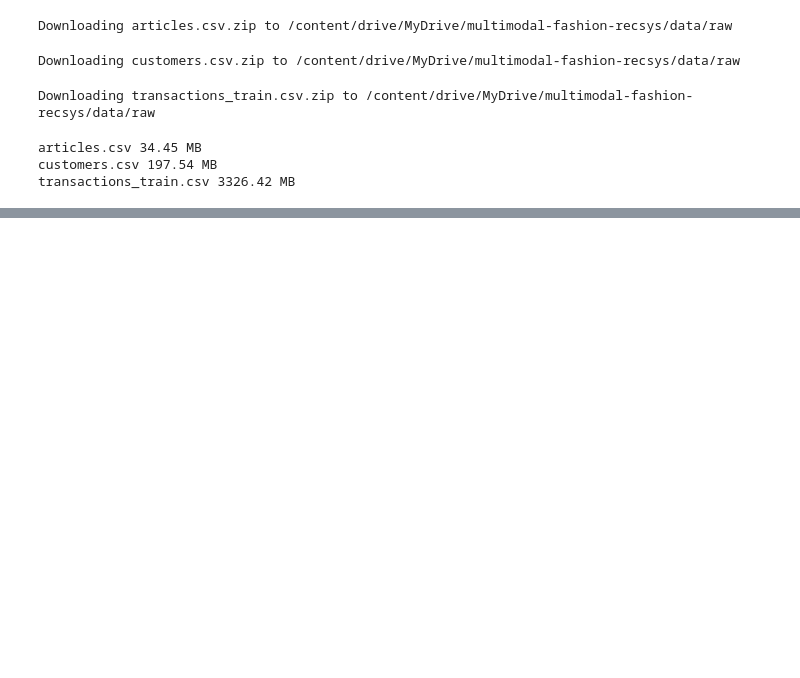
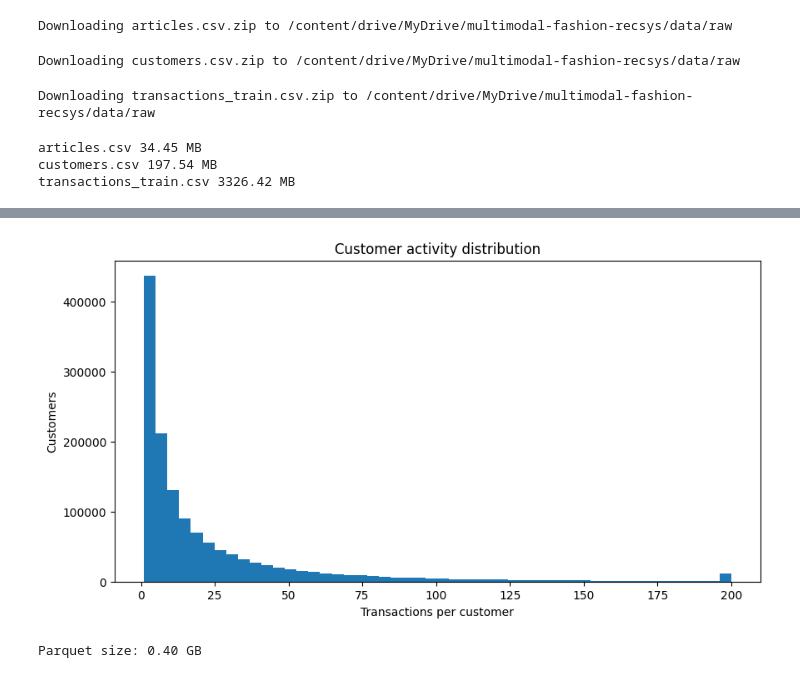
Before and after one commit to V1lex/multimodal-fashion-recsys, a Jupyter notebook: notebooks/01_data_exploration.ipynb, the cells around one changed output, grey strips where cells are left out. Drawn from its saved outputs; the diff is of its cells as text; code cells hidden in the pictures; blank space fills up the shorter version.

```diff
--- a/notebooks/01_data_exploration.ipynb
+++ b/notebooks/01_data_exploration.ipynb
@@ -101,0 +210,9 @@ transactions_train.csv 3326.42 MB
+# %%
+user_activity = (
+    transactions
+    .group_by("customer_id")
+    .agg(pl.len().alias("transactions"))
+    .collect()
+)
+
+user_activity.describe()
@@ -101,0 +305,18 @@ transactions_train.csv 3326.42 MB
+# %%
+plt.figure(figsize=(10, 5))
+plt.hist(user_activity["transactions"].clip(upper_bound=200), bins=50)
+plt.xlabel("Transactions per customer")
+plt.ylabel("Customers")
+plt.title("Customer activity distribution")
+plt.show()
+# %% [output]
+[figure, added]
+# %%
+PARQUET_PATH = PROCESSED_PATH / "transactions.parquet"
+
+if not PARQUET_PATH.exists():
+    transactions.sink_parquet(PARQUET_PATH, compression="zstd")
+
+print(f"Parquet size: {PARQUET_PATH.stat().st_size / 1024**3:.2f} GB")
+# %% [output]
+Parquet size: 0.40 GB
```
Also changed, not shown: parts of 31 cells of this notebook, 1 other file.
